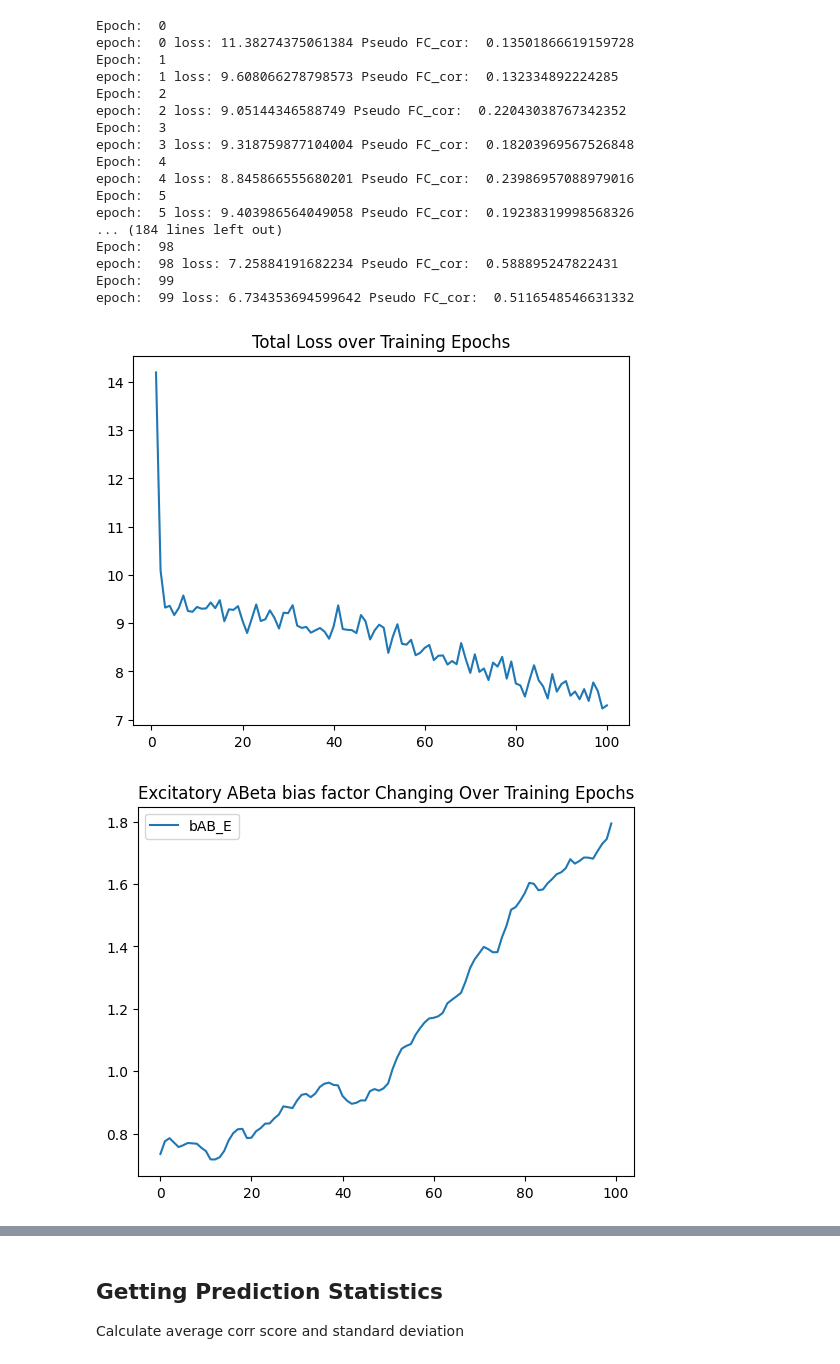
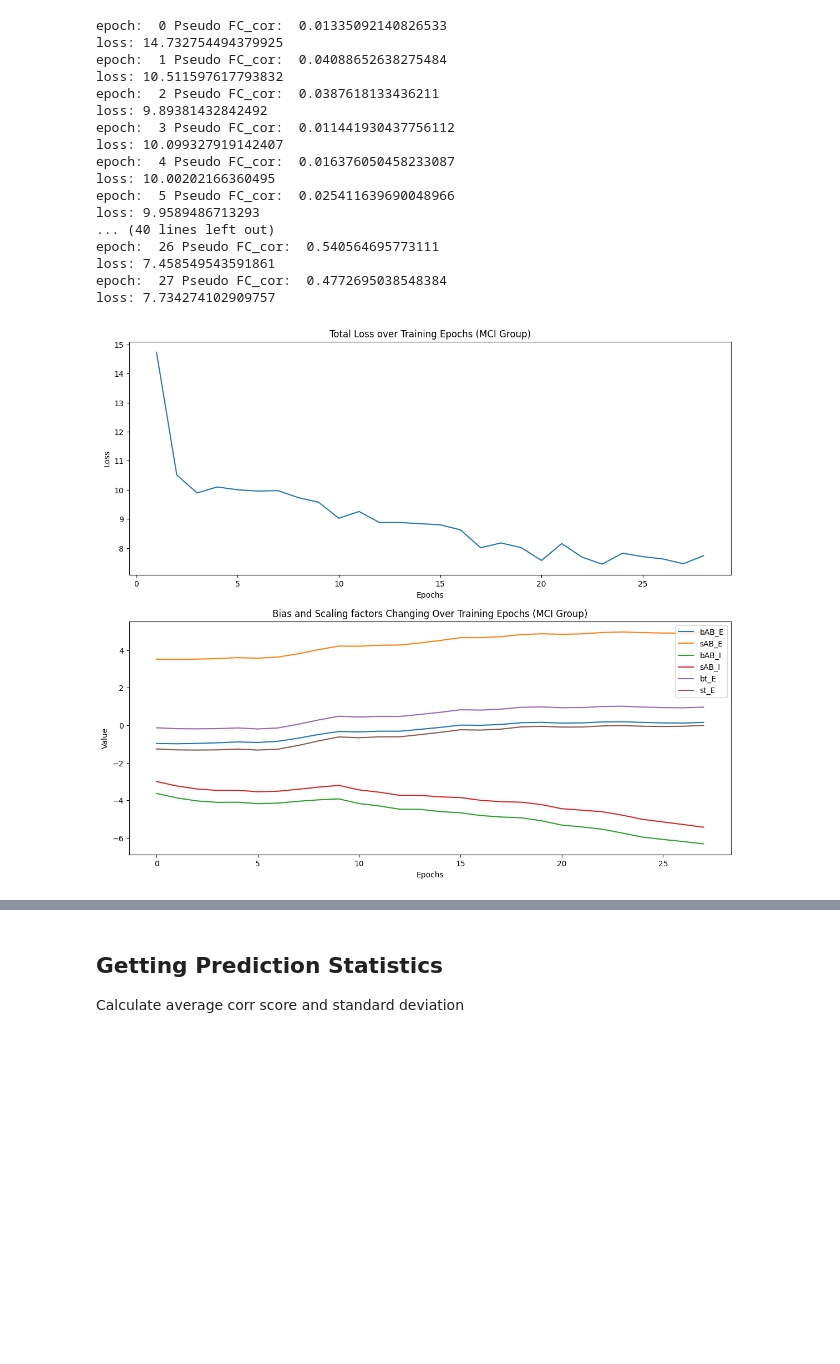
Before and after one commit to dChakr/ad_modelling_fyp, a Jupyter notebook: whole_brain_models/fit_abt_rww.ipynb, the cells around one changed output, grey strips where cells are left out. Saved outputs shown, nothing was run; the diff lists cells and outputs as text; code cells hidden in the pictures; blank space fills up the shorter version.

Commit message:
get the working models per patient group with best hyperparams

```diff
--- a/whole_brain_models/fit_abt_rww.ipynb
+++ b/whole_brain_models/fit_abt_rww.ipynb
@@ -84,0 +93,17 @@ fc_emp_test = get_avg_fc(test_data)
+# %%
+# Get the optimal params from tuning files
+
+with open(f'../data/optuna_trials/optuna_{pgroup}_study_2.json') as file:
+    hyperparams = json.load(file)
+    print(hyperparams)
+
+    hyperparams = hyperparams['params']
+
+    bAB_E = hyperparams['bAB_E']
+    sAB_E = hyperparams['sAB_E']
+    bt_E = hyperparams['bt_E']
+    st_E = hyperparams['st_E']
+    bAB_I = hyperparams['bAB_I']
+    sAB_I = hyperparams['sAB_I']
+    lr = hyperparams['learning_rate']
+    sp_threshold = hyperparams['softplus_threshold']
@@ -85,20 +112,14 @@ fc_emp_test = get_avg_fc(test_data)
 # %%
-# %%
-params = ParamsRWWABT(bAB_E=par(val=0.1, fit_par=True), sAB_E=par(val=1.7, fit_par=True), bt_E=par(val=-0.5, fit_par=True),
-                      st_E=par(val=-2.8, fit_par=True), bAB_I=par(val=0.3, fit_par=True), sAB_I=par(val=-3.1, fit_par=True))
+params = ParamsRWWABT(bAB_E=par(val=bAB_E, fit_par=True), sAB_E=par(val=sAB_E, fit_par=True), bt_E=par(val=bt_E, fit_par=True),
+                      st_E=par(val=st_E, fit_par=True), bAB_I=par(val=bAB_I, fit_par=True), sAB_I=par(val=sAB_I, fit_par=True))
 
-# params = ParamsRWWABT(bAB_E=par(val=0), sAB_E=par(val=0), bt_E=par(val=0),
-#                       st_E=par(val=0), bAB_I=par(val=0), sAB_I=par(val=0))
-
-# call model want to fit
-
-abeta_file = np.genfromtxt(f'../data/avg_scans/AB_CN.csv', delimiter=",")
+abeta_file = np.genfromtxt(f'../data/avg_scans/AB_{pgroup}.csv', delimiter=",")
 abeta = torch.tensor(abeta_file, dtype=torch.float32)
 
-tau_file = np.genfromtxt(f'../data/avg_scans/TAU_CN.csv', delimiter=",")
+tau_file = np.genfromtxt(f'../data/avg_scans/TAU_{pgroup}.csv', delimiter=",")
 tau = torch.tensor(tau_file, dtype=torch.float32)
 
-model = RNNRWWABT(node_size, TPperWindow, step_size, repeat_size, tr, sc, abeta, tau, use_fit_gains=True, params=params)
+model = RNNRWWABT(node_size, TPperWindow, step_size, repeat_size, tr, sc, abeta, tau, True, params)
 
 # %%
 # create objective function
@@ -111,52 +132,54 @@ F = Model_fitting(model, ObjFun)
 # Model Training
 # ---------------------------------------------------
 #
-F.train(u = 0, empFcs = [torch.from_numpy(fc_emp_train)], num_epochs = num_epochs, num_windows = int(ts_length / TPperWindow), learningrate = 0.1, early_stopping=True)
+F.train(u = 0, empFcs = [torch.from_numpy(fc_emp_train)], num_epochs = num_epochs,
+        num_windows = int(ts_length / TPperWindow), learningrate = lr, early_stopping=True, softplus_threshold = sp_threshold)
 # %% [output]
-Epoch:  0
-epoch:  0 loss: 11.38274375061384 Pseudo FC_cor:  0.13501866619159728
-Epoch:  1
-epoch:  1 loss: 9.608066278798573 Pseudo FC_cor:  0.132334892224285
-Epoch:  2
-epoch:  2 loss: 9.05144346588749 Pseudo FC_cor:  0.22043038767342352
-Epoch:  3
-epoch:  3 loss: 9.318759877104004 Pseudo FC_cor:  0.18203969567526848
-Epoch:  4
-epoch:  4 loss: 8.845866555680201 Pseudo FC_cor:  0.23986957088979016
-Epoch:  5
-epoch:  5 loss: 9.403986564049058 Pseudo FC_cor:  0.19238319998568326
-... (184 lines left out)
-Epoch:  98
-epoch:  98 loss: 7.25884191682234 Pseudo FC_cor:  0.588895247822431
-Epoch:  99
-epoch:  99 loss: 6.734353694599642 Pseudo FC_cor:  0.5116548546631332
+epoch:  0 Pseudo FC_cor:  0.01335092140826533
+loss: 14.732754494379925
+epoch:  1 Pseudo FC_cor:  0.04088652638275484
+loss: 10.511597617793832
+epoch:  2 Pseudo FC_cor:  0.0387618133436211
+loss: 9.89381432842492
+epoch:  3 Pseudo FC_cor:  0.011441930437756112
+loss: 10.099327919142407
+epoch:  4 Pseudo FC_cor:  0.016376050458233087
+loss: 10.00202166360495
+epoch:  5 Pseudo FC_cor:  0.025411639690048966
+loss: 9.9589486713293
+... (40 lines left out)
+epoch:  26 Pseudo FC_cor:  0.540564695773111
+loss: 7.458549543591861
+epoch:  27 Pseudo FC_cor:  0.4772695038548384
+loss: 7.734274102909757
 # %%
 fig, ax = plt.subplots(2, 1, figsize=(14, 12))
 
 # Plots of loss over Training
 ax[0].plot(np.arange(1,len(F.trainingStats.loss)+1), F.trainingStats.loss, label='loss')
-ax[0].set_title("Total Loss over Training Epochs")
+ax[0].set_title(f'Total Loss over Training Epochs ({pgroup} Group)')
 ax[0].set_xlabel("Epochs")
 ax[0].set_ylabel("Loss")
 # plt.show()
 
 # %%
 # Plots of parameters values over Training
 ax[1].plot(F.trainingStats.fit_params['bAB_E'], label = "bAB_E")
 ax[1].plot(F.trainingStats.fit_params['sAB_E'], label = "sAB_E")
 ax[1].plot(F.trainingStats.fit_params['bAB_I'], label = "bAB_I")
 ax[1].plot(F.trainingStats.fit_params['sAB_I'], label = "sAB_I")
 ax[1].plot(F.trainingStats.fit_params['bt_E'], label = "bt_E")
 ax[1].plot(F.trainingStats.fit_params['st_E'], label = "st_E")
 ax[1].legend()
 # ax[1].set_title("Excitatory ABeta bias factor Changing Over Training Epochs")
-ax[1].set_title("Bias and Scaling factors Changing Over Training Epochs")
+ax[1].set_title(f'Bias and Scaling factors Changing Over Training Epochs ({pgroup} Group)')
 ax[1].set_xlabel("Epochs")
 ax[1].set_ylabel("Value")
+
+plt.savefig(f'{pgroup}_abt_loss_curve.png')
 plt.show()
 # %% [output]
-[figure, old version]
+[figure, new version]
-[figure, removed]
 # %%
 # Model Evaluation (with 20 window for warmup)
 # ---------------------------------------------------
```
Also changed, not shown: parts of 15 cells of this notebook, 16 other files.
